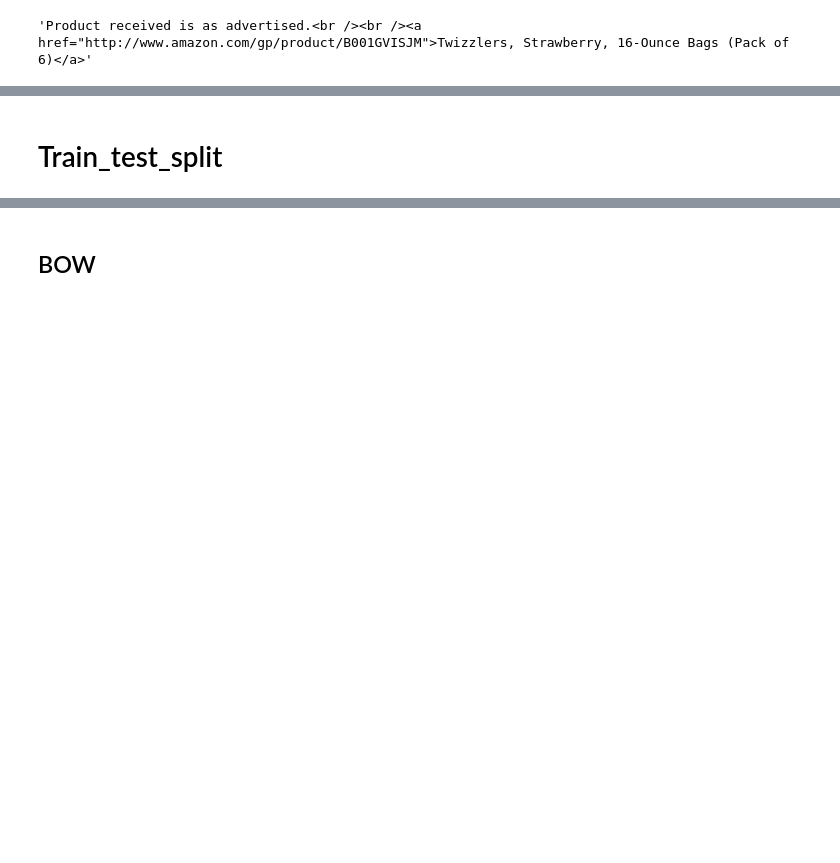
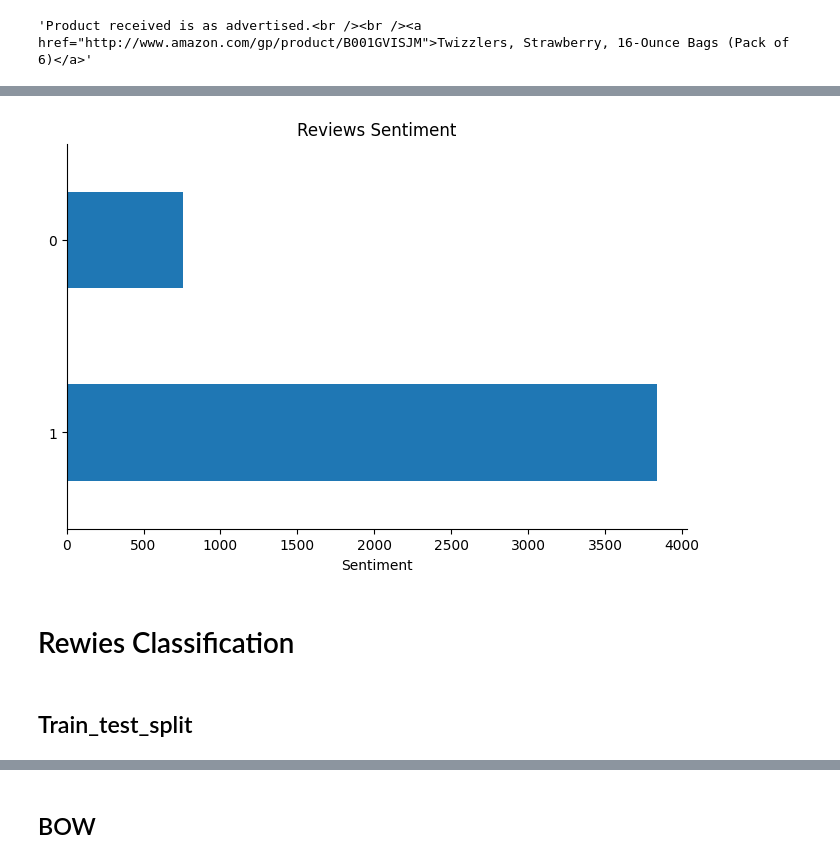
Before and after one commit to Lyu-Sterkh/Sentiment-analysis, a Jupyter notebook: Sentiment_Analysis.ipynb, the cells around one changed output, grey strips where cells are left out. Saved outputs shown, nothing was run; the diff lists cells and outputs as text; code cells hidden in the pictures; blank space fills up the shorter version.

```diff
--- a/Sentiment_Analysis.ipynb
+++ b/Sentiment_Analysis.ipynb
@@ -333,0 +374,10 @@ def df_preprocess(text):
+# %%
+# Create preprocess with lemmatization
+def df_preprocess_lemma(text):
+    text = text.lower()
+    text = re.sub('((www\.[^\s]+)|(https?://[^\s]+)|(http?://[^\s]+))', 'site', text)
+    text = re.sub('@[^\s]+', 'user', text)
+    text = re.sub('[^а-яА-яa-zA-Z ]', ' ', text)
+    wnl = WordNetLemmatizer()
+    text = ' '.join([wnl.lemmatize(word) for word in text.split() if word not in stop_words])
+    return text
@@ -342,5 +408,5 @@ df['Text'].iloc[575]
 # %%
-df['Text'] = df['Text'].apply(df_preprocess)
+df['Text'] = df['Text'].apply(df_preprocess_lemma)
 # %%
 df['Text'].iloc[25]
 # %% [output]
@@ -378,3 +428,0 @@ df_for_bert.head()
-# %%
-df = df.drop(columns=['Id'], axis=1)
-df.head()
@@ -388,4 +428,0 @@ df.head()
-# %%
-df = df[df['Score'] != 3]
-df['sentiment'] = df['Score'].apply(lambda rating : +1 if rating > 3 else -1)
-df.head()
@@ -489,4 +429,19 @@ tokens
+# %%
+fig, ax = plt.subplots(figsize=(10, 5))
+
+df['Sentiment'].value_counts()\
+    .plot(kind='barh',
+          title='Reviews Sentiment',
+          figsize=(8, 5))
+plt.xlabel('Sentiment')
+ax.spines[['right', 'top']].set_visible(False)
+plt.savefig('/content/drive/MyDrive/Sentiment_Bar.jpeg')
+plt.show()
+# %% [output]
+[figure, added]
+# %% [markdown]
+# Rewies Classification
 # %% [markdown]
-# Train_test_split
+## Train_test_split
 # %%
 X_train, X_test, y_train, y_test = train_test_split(
```
Also changed, not shown: parts of 127 cells of this notebook.
